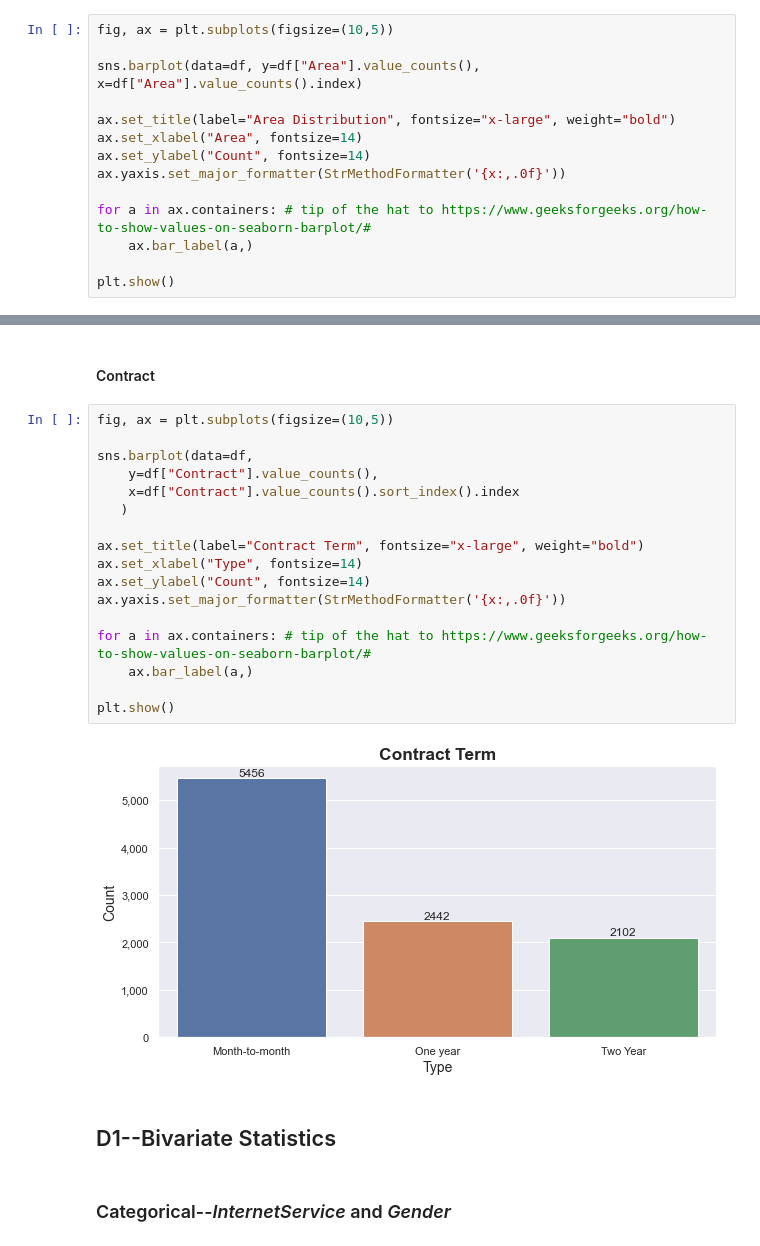
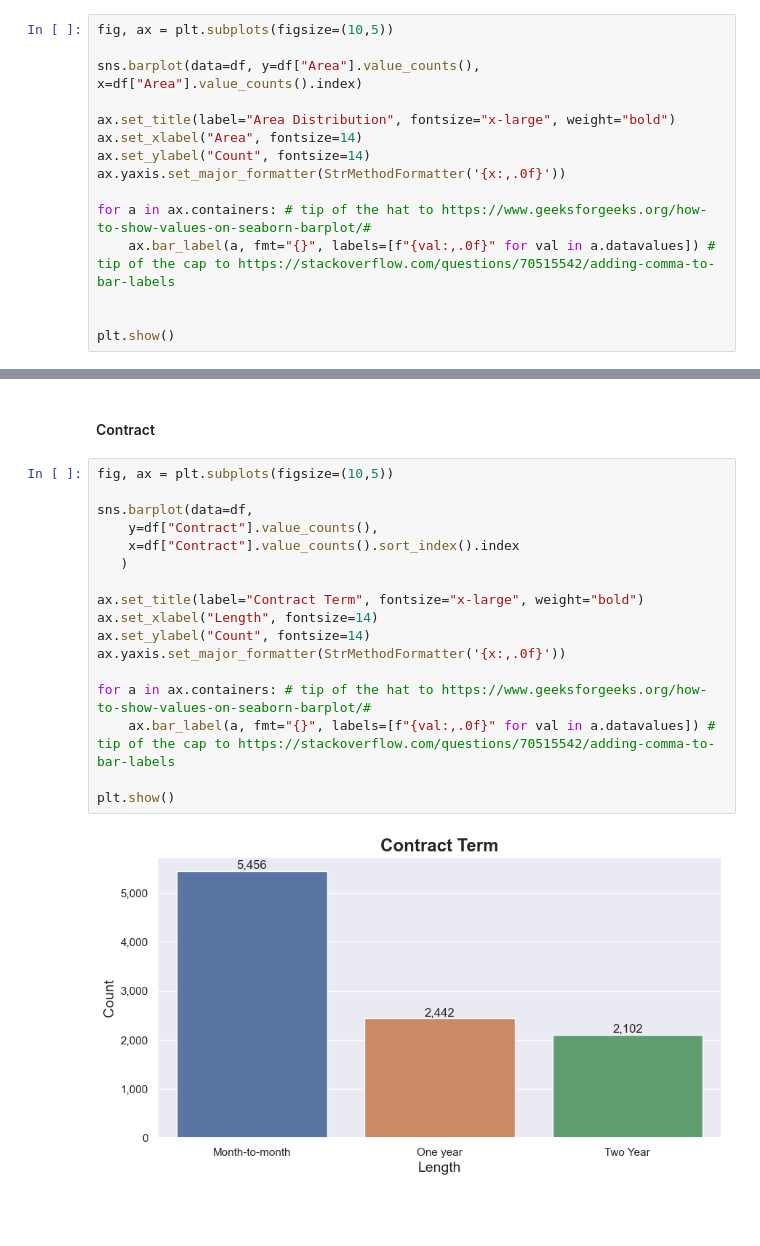
Before and after one commit to ordinaryusername1/D207, a Jupyter notebook: D207_Parker.ipynb, the cells around one changed output, grey strips where cells are left out. Cells and saved outputs as stored; diff of their text form; blank space fills up the shorter version.

```diff
--- a/D207_Parker.ipynb
+++ b/D207_Parker.ipynb
@@ -991,7 +992,8 @@ ax.set_ylabel("Count", fontsize=14)
 ax.yaxis.set_major_formatter(StrMethodFormatter('{x:,.0f}'))
 
 for a in ax.containers: # tip of the hat to https://www.geeksforgeeks.org/how-to-show-values-on-seaborn-barplot/#
-    ax.bar_label(a,)
+    ax.bar_label(a, fmt="{}", labels=[f"{val:,.0f}" for val in a.datavalues]) # tip of the cap to https://stackoverflow.com/questions/70515542/adding-comma-to-bar-labels
+
 
 plt.show()
 # %% [output]
@@ -1001,23 +1003,19 @@ plt.show()
 # %%
 fig, ax = plt.subplots(figsize=(10,5))
 
 sns.barplot(data=df,
     y=df["Contract"].value_counts(),
     x=df["Contract"].value_counts().sort_index().index
    )
 
 ax.set_title(label="Contract Term", fontsize="x-large", weight="bold")
-ax.set_xlabel("Type", fontsize=14)
+ax.set_xlabel("Length", fontsize=14)
 ax.set_ylabel("Count", fontsize=14)
 ax.yaxis.set_major_formatter(StrMethodFormatter('{x:,.0f}'))
 
 for a in ax.containers: # tip of the hat to https://www.geeksforgeeks.org/how-to-show-values-on-seaborn-barplot/#
-    ax.bar_label(a,)
+    ax.bar_label(a, fmt="{}", labels=[f"{val:,.0f}" for val in a.datavalues]) # tip of the cap to https://stackoverflow.com/questions/70515542/adding-comma-to-bar-labels
 
 plt.show()
 # %% [output]
-[figure, old version]
+[figure, new version]
-# %% [markdown]
-## D1--Bivariate Statistics
-# %% [markdown]
-### Categorical--_InternetService_ and _Gender_
```
Also changed, not shown: parts of 40 cells of this notebook.
